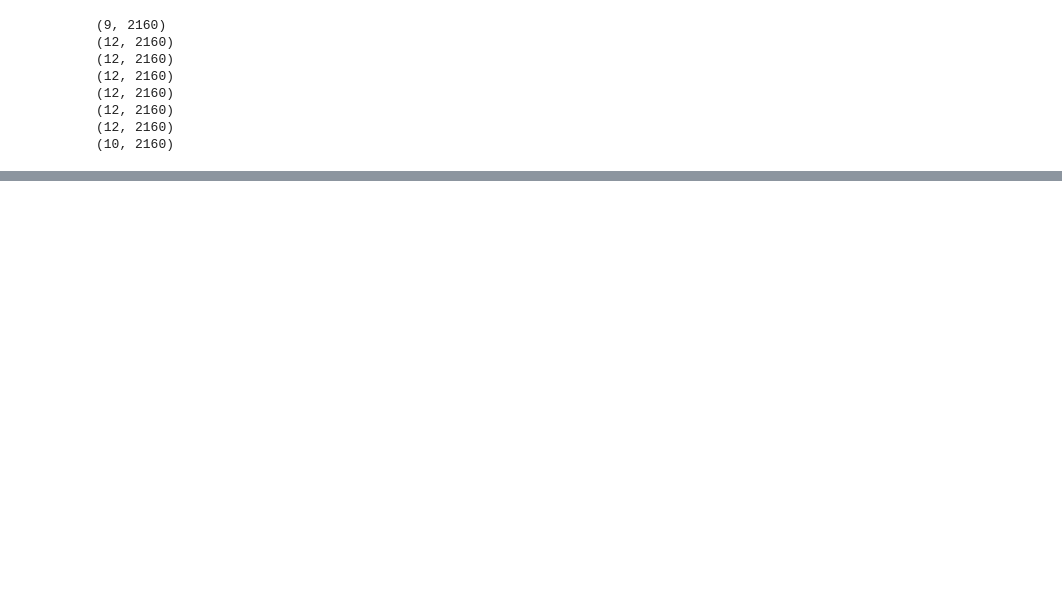
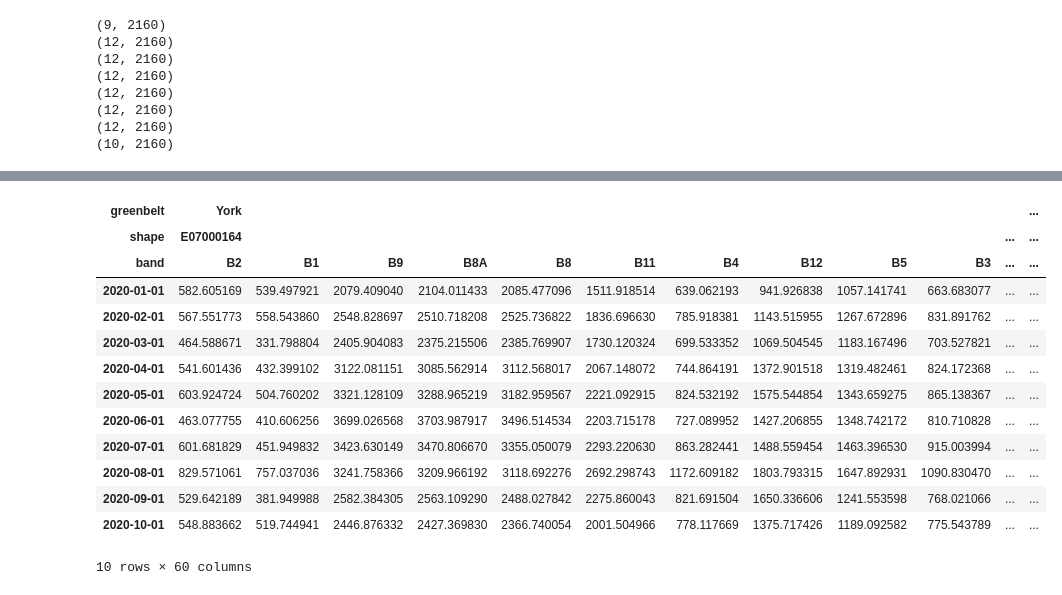
Before and after one commit to FinleyGibson/greensight, a Jupyter notebook: notebooks/pipeline/02_sentinel_two_data_processing.ipynb, the cells around one changed output, grey strips where cells are left out. Cells and saved outputs as stored; diff of their text form; code cells hidden in the pictures; blank space fills up the shorter version.

```diff
--- a/notebooks/pipeline/02_sentinel_two_data_processing.ipynb
+++ b/notebooks/pipeline/02_sentinel_two_data_processing.ipynb
@@ -168,3 +175,5 @@ df_out.head()
 # save DataFrame
 output_path = DIR_DATA / "processed_data/sentinel_two_df.hdf"
 df_out.to_hdf(output_path, key="df", mode="w", format="table")
+# %%
+dfs = [load_sentinel_two_data_from_csv(p) for p in Path("/home/finley/GoogleDrive/Greenbelts_2020_test_full_year").iterdir()]
@@ -170,0 +184,17 @@ df_out.to_hdf(output_path, key="df", mode="w", format="table")
+# %%
+dfs[0]
+# %% [output]
+| greenbelt | York |  |  |  |  |  |  |  |  |  |  | ... |
+| shape | E07000164 |  |  |  |  |  |  |  |  |  | ... | ... |
+| band | B2 | B1 | B9 | B8A | B8 | B11 | B4 | B12 | B5 | B3 | ... | ... |
+| 2020-01-01 | 582.605169 | 539.497921 | 2079.409040 | 2104.011433 | 2085.477096 | 1511.918514 | 639.062193 | 941.926838 | 1057.141741 | 663.683077 | ... | ... |
+| 2020-02-01 | 567.551773 | 558.543860 | 2548.828697 | 2510.718208 | 2525.736822 | 1836.696630 | 785.918381 | 1143.515955 | 1267.672896 | 831.891762 | ... | ... |
+| 2020-03-01 | 464.588671 | 331.798804 | 2405.904083 | 2375.215506 | 2385.769907 | 1730.120324 | 699.533352 | 1069.504545 | 1183.167496 | 703.527821 | ... | ... |
+| 2020-04-01 | 541.601436 | 432.399102 | 3122.081151 | 3085.562914 | 3112.568017 | 2067.148072 | 744.864191 | 1372.901518 | 1319.482461 | 824.172368 | ... | ... |
+| 2020-05-01 | 603.924724 | 504.760202 | 3321.128109 | 3288.965219 | 3182.959567 | 2221.092915 | 824.532192 | 1575.544854 | 1343.659275 | 865.138367 | ... | ... |
+| 2020-06-01 | 463.077755 | 410.606256 | 3699.026568 | 3703.987917 | 3496.514534 | 2203.715178 | 727.089952 | 1427.206855 | 1348.742172 | 810.710828 | ... | ... |
+| 2020-07-01 | 601.681829 | 451.949832 | 3423.630149 | 3470.806670 | 3355.050079 | 2293.220630 | 863.282441 | 1488.559454 | 1463.396530 | 915.003994 | ... | ... |
+| 2020-08-01 | 829.571061 | 757.037036 | 3241.758366 | 3209.966192 | 3118.692276 | 2692.298743 | 1172.609182 | 1803.793315 | 1647.892931 | 1090.830470 | ... | ... |
+| 2020-09-01 | 529.642189 | 381.949988 | 2582.384305 | 2563.109290 | 2488.027842 | 2275.860043 | 821.691504 | 1650.336606 | 1241.553598 | 768.021066 | ... | ... |
+| 2020-10-01 | 548.883662 | 519.744941 | 2446.876332 | 2427.369830 | 2366.740054 | 2001.504966 | 778.117669 | 1375.717426 | 1189.092582 | 775.543789 | ... | ... |
+10 rows × 60 columns
```
Also changed, not shown: parts of 7 cells of this notebook, 32 other files.
